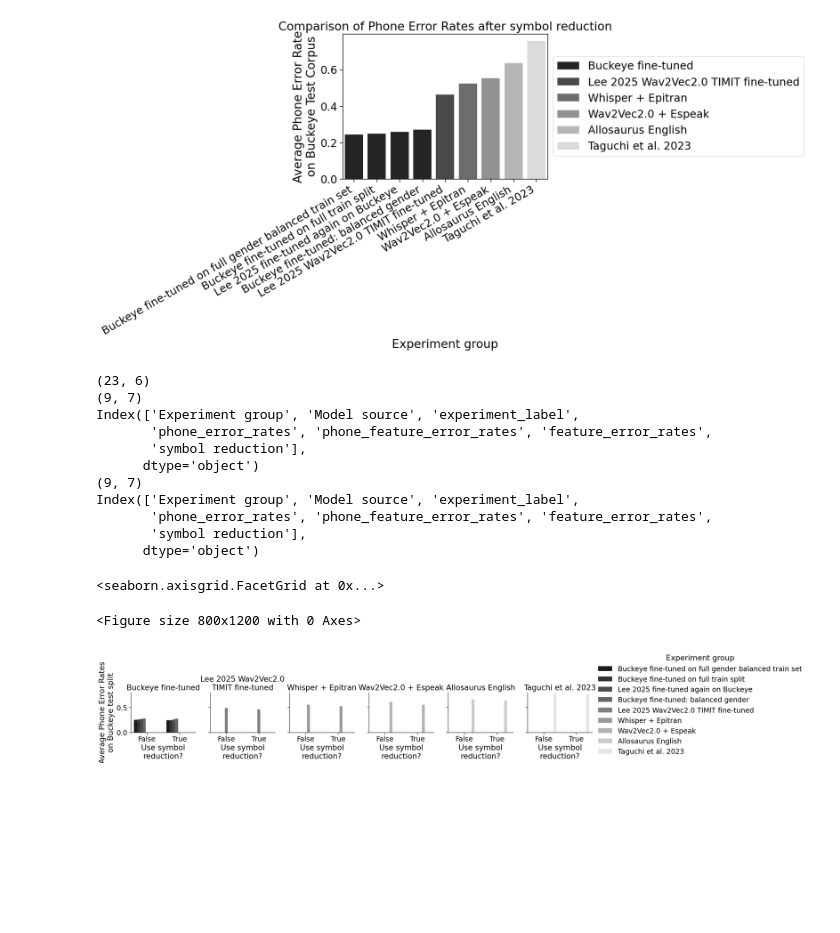
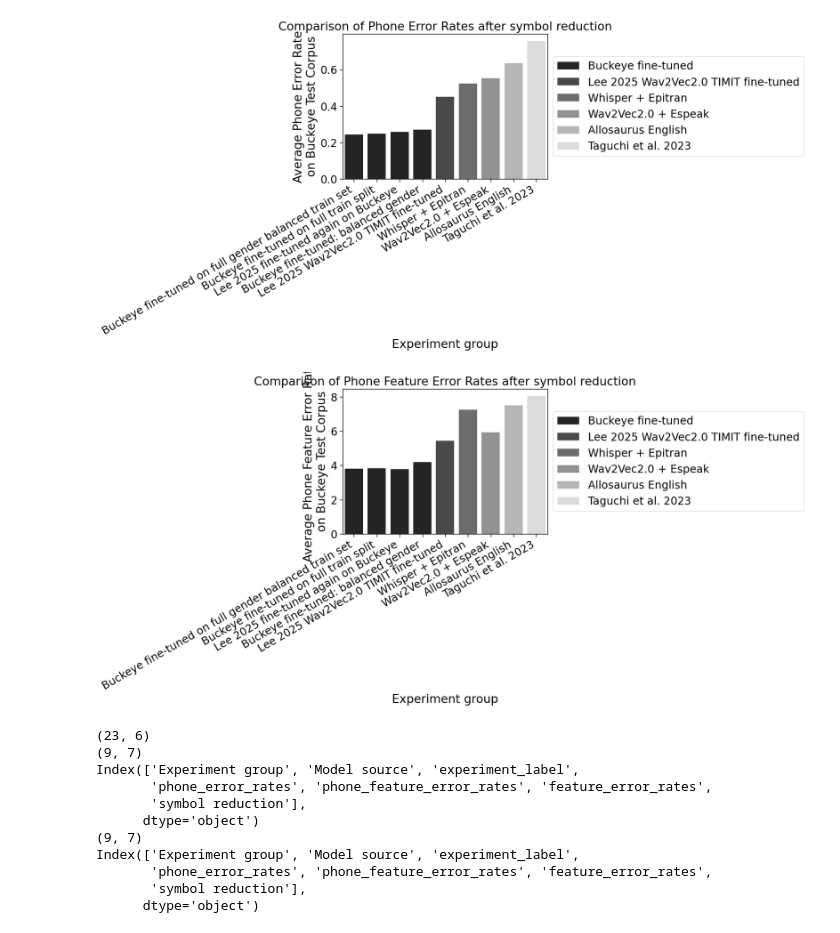
Before and after one commit to UMassCDS/wav2ipa, a Jupyter notebook: notebooks/amp_presentation/buckeye_post_processing_evaluation.ipynb, the cells around one changed output. Saved outputs shown, nothing was run; the diff lists cells and outputs as text; code cells hidden in the pictures; blank space fills up the shorter version.

```diff
--- a/notebooks/amp_presentation/buckeye_post_processing_evaluation.ipynb
+++ b/notebooks/amp_presentation/buckeye_post_processing_evaluation.ipynb
@@ -310,6 +313,22 @@ plt.legend(bbox_to_anchor=(1.0, 0.5), loc="center left")
 plt.tight_layout()
 # %% [output]
 [figure]
+# %%
+plt.figure(figsize=(16, 8))
+g = sns.barplot(
+    data=best_experiment_in_group,
+    x=EXP_GROUP_DISPLAY_KEY,
+    y="phone_feature_error_rates",
+    hue="Model source",
+    palette=PALETTE,
+)
+g.set_xticklabels(g.get_xticklabels(), rotation=30, horizontalalignment="right")
+g.set_title("Comparison of Phone Feature Error Rates after symbol reduction")
+g.set_ylabel("Average Phone Feature Error Rate\non Buckeye Test Corpus")
+plt.legend(bbox_to_anchor=(1.0, 0.5), loc="center left")
+plt.tight_layout()
+# %% [output]
+[figure, added]
 # %%
 # Read and join best experiments without symbol reduction
 symbol_reduction_key = "symbol reduction"
@@ -325,23 +344,8 @@ print(original_best_exp.columns)
 print(best_reduction_exp.shape)
 print(best_reduction_exp.columns)
 joined_best_exp = pd.concat([original_best_exp, best_reduction_exp])
-
-plt.figure(figsize=(8, 12))
 # Update display names
 joined_best_exp.loc[joined_best_exp[MODEL_SOURCE_KEY] == "Lee 2025 Wav2Vec2.0 TIMIT fine-tuned", [MODEL_SOURCE_KEY]] = "Lee 2025 Wav2Vec2.0\nTIMIT fine-tuned"
-# Display side by-side the impact of symbol reduction
-g = sns.catplot(joined_best_exp,
-                kind="bar",
-                col=MODEL_SOURCE_KEY,
-                x=symbol_reduction_key,
-                y="phone_error_rates",
-                hue=EXP_GROUP_DISPLAY_KEY,
-                height=4, aspect=0.75,
-                palette=PALETTE
-            )
-g.set_axis_labels("Use symbol\nreduction?", "Average Phone Error Rates\non Buckeye test split")
-g.set(ylim=(0, 0.8))
-g.set_titles("{col_name}")
 # %% [output]
 (23, 6)
 (9, 7)
@@ -354,6 +358,3 @@ Index(['Experiment group', 'Model source', 'experiment_label',
        'phone_error_rates', 'phone_feature_error_rates', 'feature_error_rates',
        'symbol reduction'],
       dtype='object')
-<seaborn.axisgrid.FacetGrid at 0x...>
-<Figure size 800x1200 with 0 Axes>
-[figure, removed]
```
Also changed, not shown: parts of 5 cells of this notebook, 3 other files.
